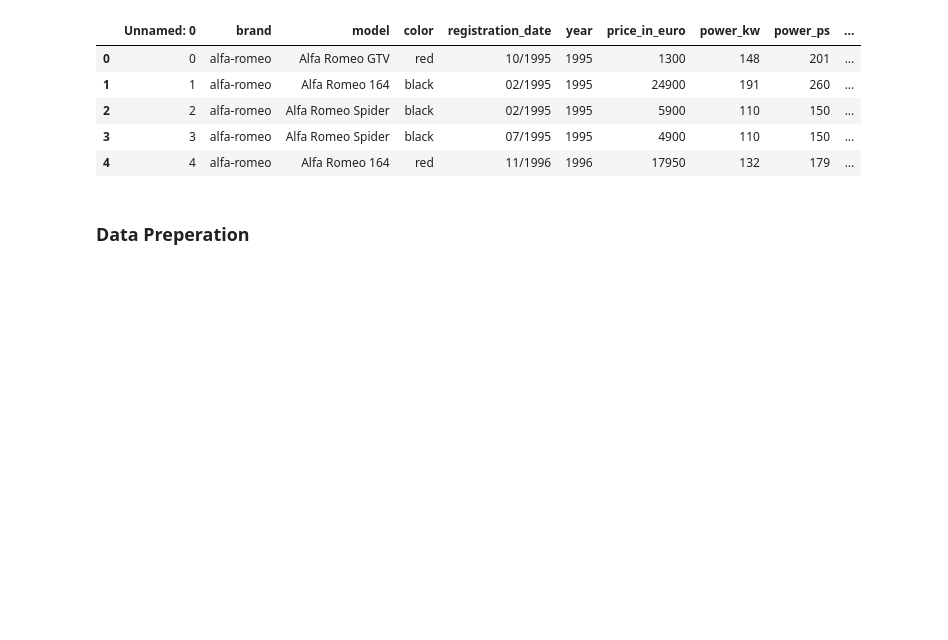
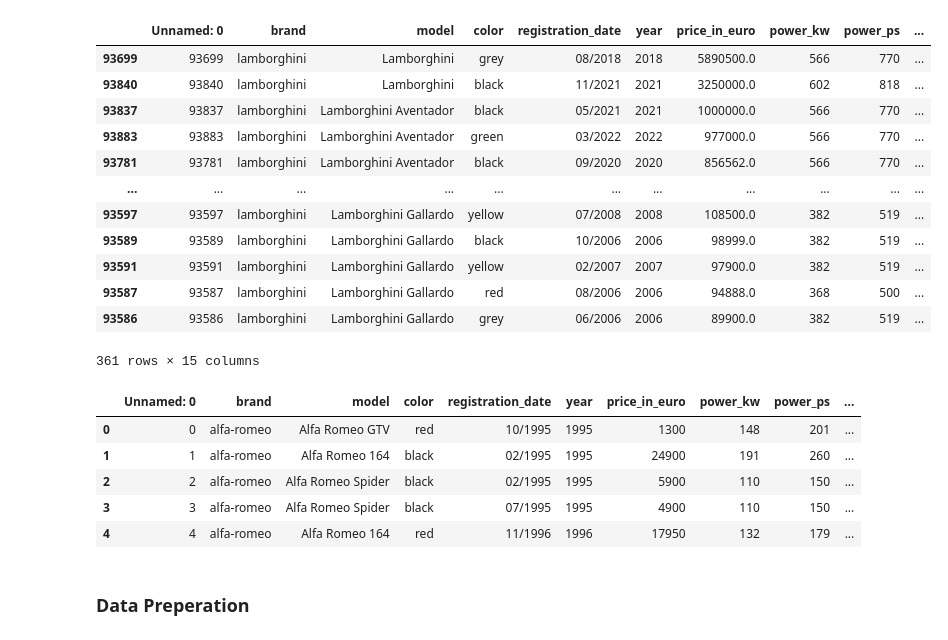
Before and after one commit to kiljos/data_mining, a Jupyter notebook: EDA/data_analysis.ipynb, the cells around one changed output. Cells and saved outputs as stored; diff of their text form; code cells hidden in the pictures; blank space fills up the shorter version.

```diff
--- a/EDA/data_analysis.ipynb
+++ b/EDA/data_analysis.ipynb
@@ -15,6 +15,24 @@ dups = df[df.duplicated(subset= ['brand', 'model', 'color', 'registration_date',
        'price_in_euro', 'power_kw', 'power_ps', 'transmission_type',
        'fuel_type', 'fuel_consumption_l_100km', 'fuel_consumption_g_km',
        'mileage_in_km', 'offer_description'])]
+# %%
+df['price_in_euro'] = df['price_in_euro'].astype(float)
+# %%
+df.query('brand == "lamborghini"').sort_values(by= 'price_in_euro', ascending= False)
+# %% [output]
+|  | Unnamed: 0 | brand | model | color | registration_date | year | price_in_euro | power_kw | power_ps | ... |
+| 93699 | 93699 | lamborghini | Lamborghini | grey | 08/2018 | 2018 | 5890500.0 | 566 | 770 | ... |
+| 93840 | 93840 | lamborghini | Lamborghini | black | 11/2021 | 2021 | 3250000.0 | 602 | 818 | ... |
+| 93837 | 93837 | lamborghini | Lamborghini Aventador | black | 05/2021 | 2021 | 1000000.0 | 566 | 770 | ... |
+| 93883 | 93883 | lamborghini | Lamborghini Aventador | green | 03/2022 | 2022 | 977000.0 | 566 | 770 | ... |
+| 93781 | 93781 | lamborghini | Lamborghini Aventador | black | 09/2020 | 2020 | 856562.0 | 566 | 770 | ... |
+| ... | ... | ... | ... | ... | ... | ... | ... | ... | ... | ... |
+| 93597 | 93597 | lamborghini | Lamborghini Gallardo | yellow | 07/2008 | 2008 | 108500.0 | 382 | 519 | ... |
+| 93589 | 93589 | lamborghini | Lamborghini Gallardo | black | 10/2006 | 2006 | 98999.0 | 382 | 519 | ... |
+| 93591 | 93591 | lamborghini | Lamborghini Gallardo | yellow | 02/2007 | 2007 | 97900.0 | 382 | 519 | ... |
+| 93587 | 93587 | lamborghini | Lamborghini Gallardo | red | 08/2006 | 2006 | 94888.0 | 368 | 500 | ... |
+| 93586 | 93586 | lamborghini | Lamborghini Gallardo | grey | 06/2006 | 2006 | 89900.0 | 382 | 519 | ... |
+361 rows × 15 columns
 # %%
 df.head()
 # %% [output]
```
Also changed, not shown: 14 other files.
